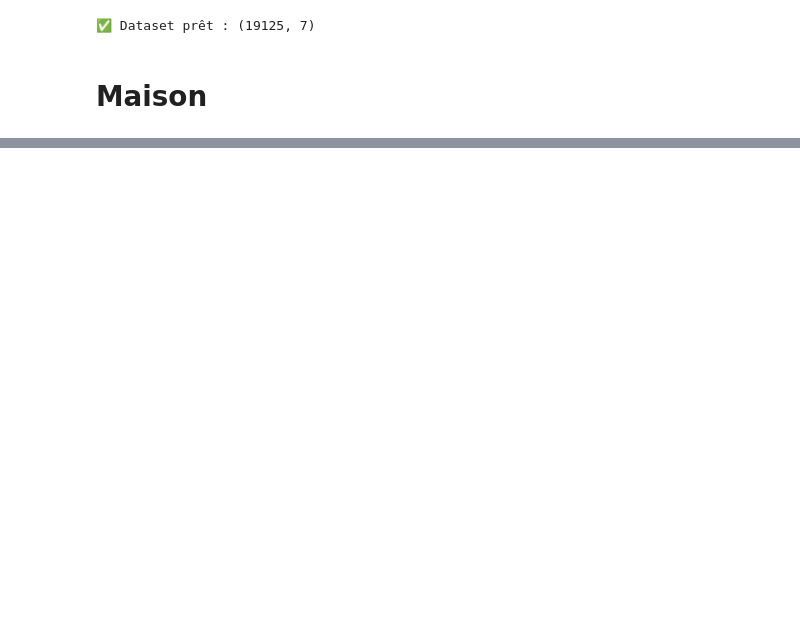
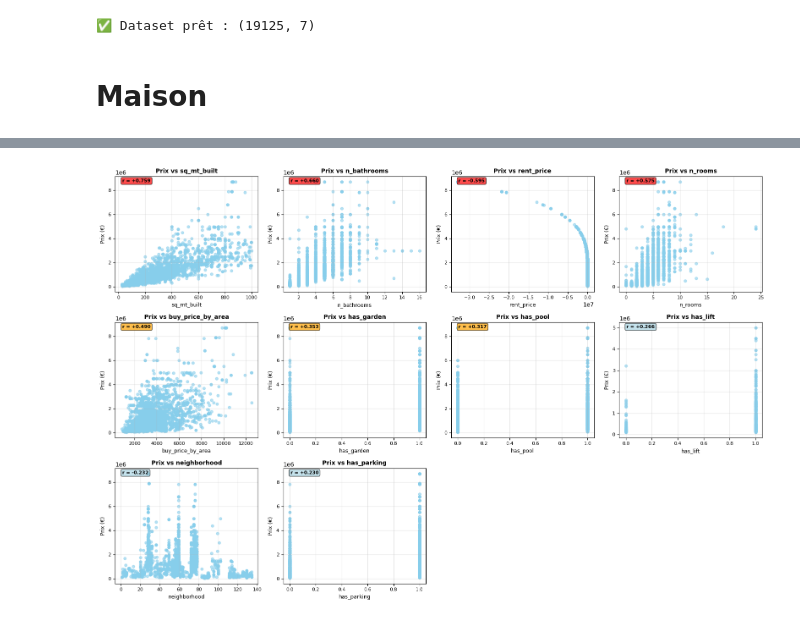
Before and after one commit to bruno-coulet/apartment-hunter, a Jupyter notebook: notebook/analysis.ipynb, the cells around one changed output, grey strips where cells are left out. Cells and saved outputs as stored; diff of their text form; code cells hidden in the pictures; blank space fills up the shorter version.

```diff
--- a/notebook/analysis.ipynb
+++ b/notebook/analysis.ipynb
@@ -804,11 +780,6 @@ Variables sélectionnées : 6
 print("DATASET MODÈLE - MAISONS")
 print("="*40)
 
-# 1. STATISTIQUES DU PRIX DES MAISONS
-prix_maisons = df_maisons['buy_price']
-print(f"Nombre de maisons: {len(prix_maisons):,}")
-print(f"Prix moyen: {prix_maisons.mean():,.0f} €")
-print(f"Prix médian: {prix_maisons.median():,.0f} €")
 
 # 2. TOP CORRÉLATIONS AVEC LE PRIX
 vars_num_maisons = df_maisons.select_dtypes(include=[np.number]).columns.tolist()
@@ -824,50 +795,26 @@ for var in vars_num_maisons:
     except:
         continue
 
-# Top variables
-correlations_sorted = sorted(correlations, key=lambda x: abs(x[1]), reverse=True)
-print("Variables les plus corrélées au prix:")
-for var, corr in correlations_sorted[:8]:
-    if abs(corr) > 0.2:
-        print(f"  • {var}: {corr:+.3f}")
+prix_maisons = df_maisons['buy_price']
+print(f"Nombre de maisons: {len(prix_maisons):,}")
+print(f"Prix moyen: {prix_maisons.mean():,.0f} €")
+print(f"Prix médian: {prix_maisons.median():,.0f} €")
+print(f"Prix min: {prix_maisons.min():,.0f} €")
+print(f"Prix max: {prix_maisons.max():,.0f} €")
 
-# Variables pour le modèle
-top_vars = [var for var, corr in correlations_sorted if abs(corr) > 0.2]
-variables_model_maisons = top_vars[:6] if len(top_vars) >= 6 else top_vars
-
-if variables_model_maisons:
-    # Dataset modèle
-    df_maisons_model = df_maisons[variables_model_maisons + ['buy_price']].copy()
-
-    # Heatmap
-    plt.figure(figsize=(8, 6))
-    sns.heatmap(df_maisons_model.corr(), annot=True, cmap='coolwarm', center=0)
-    plt.title('Corrélations - Variables du Modèle Maisons')
-    plt.show()
-
-    print(f"\n✅ Dataset maisons prêt : {df_maisons_model.shape}")
-else:
-    print("\n⚠️ Pas assez de variables significatives pour les maisons")
-prix_apt = df_maisons['buy_price']
-print(f"Nombre de maisons: {len(prix_apt):,}")
-print(f"Prix moyen: {prix_apt.mean():,.0f} €")
-print(f"Prix médian: {prix_apt.median():,.0f} €")
-print(f"Prix min: {prix_apt.min():,.0f} €")
-print(f"Prix max: {prix_apt.max():,.0f} €")
-print(f"Écart-type: {prix_apt.std():,.0f} €")
 
 # 2. CORRÉLATIONS PRIX VS VARIABLES IMPORTANTES
 print("\n2. TOP 10 CORRÉLATIONS AVEC LE PRIX")
 print("-" * 40)
 # Variables numériques seulement
-vars_num_apt = df_appartements.select_dtypes(include=[np.number]).columns.tolist()
-vars_num_apt = [v for v in vars_num_apt if v != 'buy_price']
+vars_num_maisons = df_maisons.select_dtypes(include=[np.number]).columns.tolist()
+vars_num_maisons = [v for v in vars_num_maisons if v != 'buy_price']
 
 # Calculer les corrélations
 correlations = []
 for var in vars_num_apt:
     try:
-        corr = df_appartements['buy_price'].corr(df_appartements[var])
+        corr = df_maisons['buy_price'].corr(df_maisons[var])
         if not np.isnan(corr):
             correlations.append((var, corr))
     except:
@@ -919,7 +866,7 @@ if len(top_vars) > 0:
         plt.subplot(n_rows, n_cols, i + 1)
 
         # Nettoyer les données
-        data_clean = df_appartements[[var, 'buy_price']].dropna()
+        data_clean = df_maisons[[var, 'buy_price']].dropna()
 
         if len(data_clean) > 10:  # Au moins 10 points pour un graphique valide
             plt.scatter(data_clean[var], data_clean['buy_price'], alpha=0.6, s=20, color='skyblue')
@@ -981,24 +928,24 @@ print("\n4. PRIX MOYEN PAR CATÉGORIES")
 print("-" * 40)
 
 # Analyse par nombre de chambres
-if 'rooms' in df_appartements.columns:
+if 'rooms' in df_maisons.columns:
     print("Prix moyen par nombre de chambres:")
-    prix_par_chambres = df_appartements.groupby('rooms')['buy_price'].agg(['mean', 'count']).round(0)
+    prix_par_chambres = df_maisons.groupby('rooms')['buy_price'].agg(['mean', 'count']).round(0)
     for chambres, stats in prix_par_chambres.iterrows():
         print(f"  {chambres} chambre(s): {stats['mean']:,.0f} € (n={stats['count']})")
 
 print()
 
 # Analyse par étage
-if 'floor' in df_appartements.columns:
+if 'floor' in df_maisons.columns:
     print("Prix moyen par étage:")
     # Regrouper les étages pour une meilleure lisibilité
-    df_appartements_temp = df_appartements.copy()
-    df_appartements_temp['floor_group'] = pd.cut(df_appartements_temp['floor'],
+    df_maisons_temp = df_maisons.copy()
+    df_maisons_temp['floor_group'] = pd.cut(df_maisons_temp['floor'],
                                                 bins=[-10, 0, 2, 5, 100],
                                                 labels=['Sous-sol/RDC', '1-2ème', '3-5ème', '6ème+'])
 
-    prix_par_etage = df_appartements_temp.groupby('floor_group', observed=True)['buy_price'].agg(['mean', 'count']).round(0)
+    prix_par_etage = df_maisons_temp.groupby('floor_group', observed=True)['buy_price'].agg(['mean', 'count']).round(0)
     for etage, stats in prix_par_etage.iterrows():
         print(f"  {etage}: {stats['mean']:,.0f} € (n={stats['count']})")
 
@@ -1009,30 +956,27 @@ plt.figure(figsize=(12, 4))
 
 # Histogramme
 plt.subplot(1, 2, 1)
-plt.hist(df_appartements['buy_price'], bins=50, alpha=0.7, color='skyblue', edgecolor='black')
+plt.hist(df_maisons['buy_price'], bins=50, alpha=0.7, color='skyblue', edgecolor='black')
 plt.xlabel('Prix (€)')
 plt.ylabel('Fréquence')
-plt.title('Distribution des Prix - Appartements')
+plt.title('Distribution des Prix - Maisons')
 plt.grid(True, alpha=0.3)
 
 # Box plot
 plt.subplot(1, 2, 2)
-plt.boxplot(df_appartements['buy_price'], vert=True, patch_artist=True)
+plt.boxplot(df_maisons['buy_price'], vert=True, patch_artist=True)
 plt.ylabel('Prix (€)')
-plt.title('Box Plot des Prix - Appartements')
+plt.title('Box Plot des Prix - Maisons')
 plt.grid(True, alpha=0.3)
 
 plt.tight_layout()
 plt.show()
 
 # Quartiles
-q1 = df_appartements['buy_price'].quantile(0.25)
-q2 = df_appartements['buy_price'].quantile(0.50)  # médiane
-q3 = df_appartements['buy_price'].quantile(0.75)
-
+q1 = df_maisons['buy_price'].quantile(0.25)
+q2 = df_maisons['buy_price'].quantile(0.50)  # médiane
+q3 = df_maisons['buy_price'].quantile(0.75)
 print(f"1er quartile (25%): {q1:,.0f} €")
 print(f"2ème quartile (50%): {q2:,.0f} €")
 print(f"3ème quartile (75%): {q3:,.0f} €")
-
-print(f"\n✅ Analyse des prix des appartements terminée!")
-print(f"📊 {len(df_appartements):,} appartements analysés")
+# %% [output]
@@ -1038,0 +1000 @@ print(f"📊 {len(df_appartements):,} appartements analysés")
+[figure, added]
```
Also changed, not shown: parts of 7 cells of this notebook, 2 other files.
